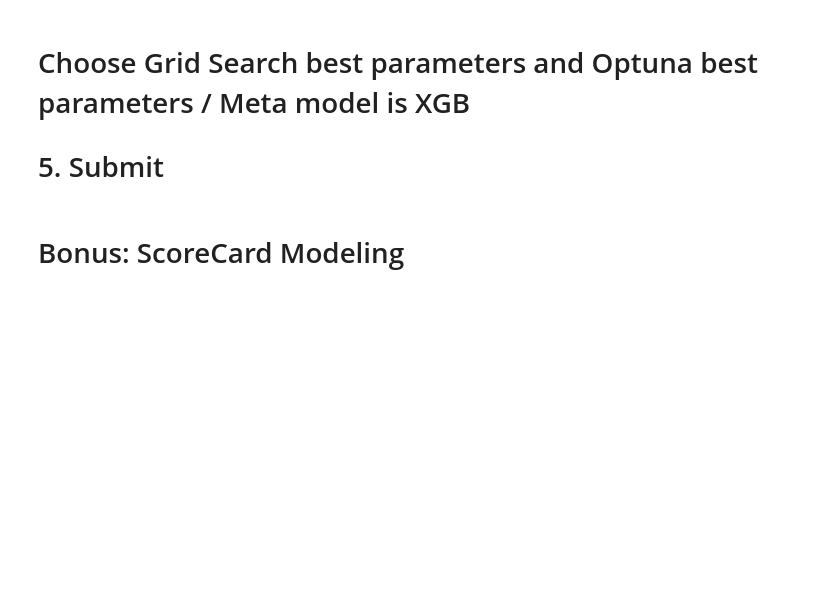
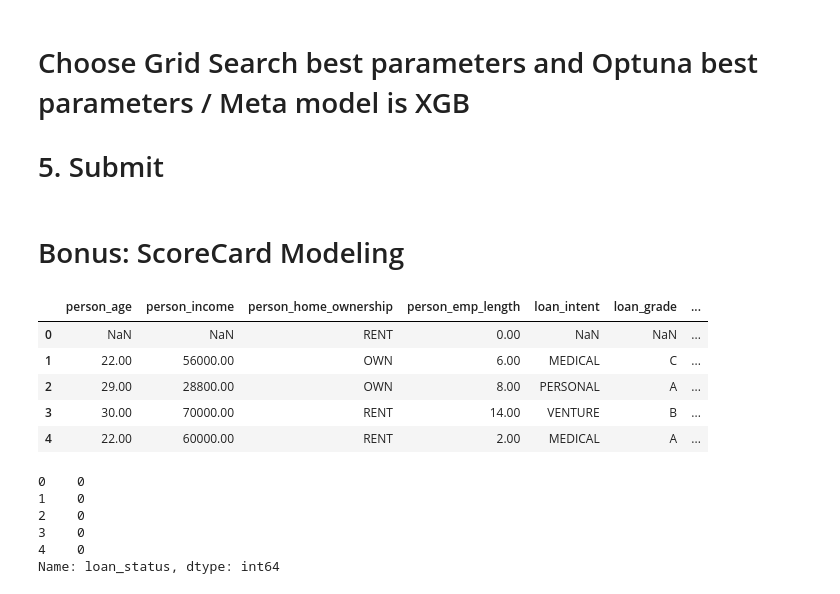
Before and after one commit to daidaica123/Credit-Risk-Model-on-Kaggle, a Jupyter notebook: kaggle.ipynb, the cells around one changed output. Drawn from its saved outputs; the diff is of its cells as text; code cells hidden in the pictures; blank space fills up the shorter version.

```diff
--- a/kaggle.ipynb
+++ b/kaggle.ipynb
@@ -687,6 +687,24 @@ submission['loan_status'] = y_test_pred_proba
 submission.to_csv(r"C:\Users\YOGA 7\Downloads\subfinal2.csv", index=False)
 # %% [markdown]
 # Bonus: ScoreCard Modeling
+# %%
+X_train.head()
+# %% [output]
+|  | person_age | person_income | person_home_ownership | person_emp_length | loan_intent | loan_grade | ... |
+| 0 | NaN | NaN | RENT | 0.00 | NaN | NaN | ... |
+| 1 | 22.00 | 56000.00 | OWN | 6.00 | MEDICAL | C | ... |
+| 2 | 29.00 | 28800.00 | OWN | 8.00 | PERSONAL | A | ... |
+| 3 | 30.00 | 70000.00 | RENT | 14.00 | VENTURE | B | ... |
+| 4 | 22.00 | 60000.00 | RENT | 2.00 | MEDICAL | A | ... |
+# %%
+y_train.head()
+# %% [output]
+0    0
+1    0
+2    0
+3    0
+4    0
+Name: loan_status, dtype: int64
 # %%
 import scorecardpy as sc
 from sklearn.linear_model import LogisticRegression
```
Also changed, not shown: parts of 4 cells of this notebook.
